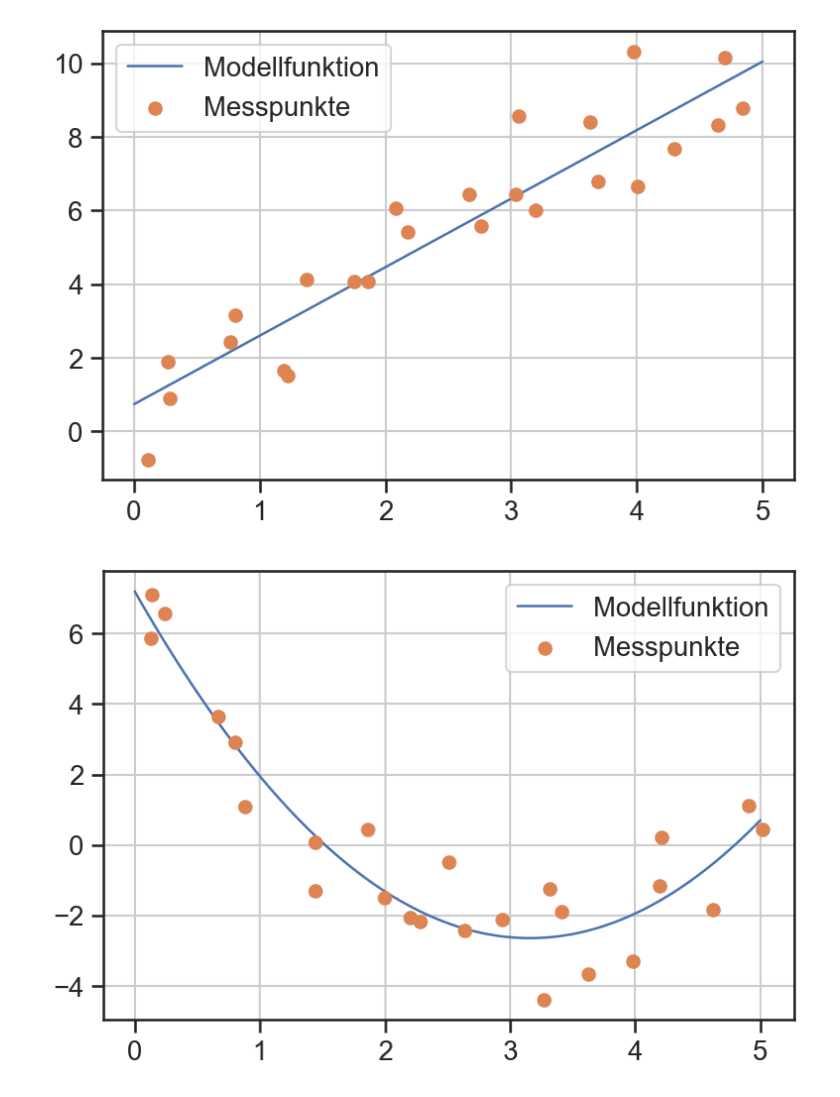
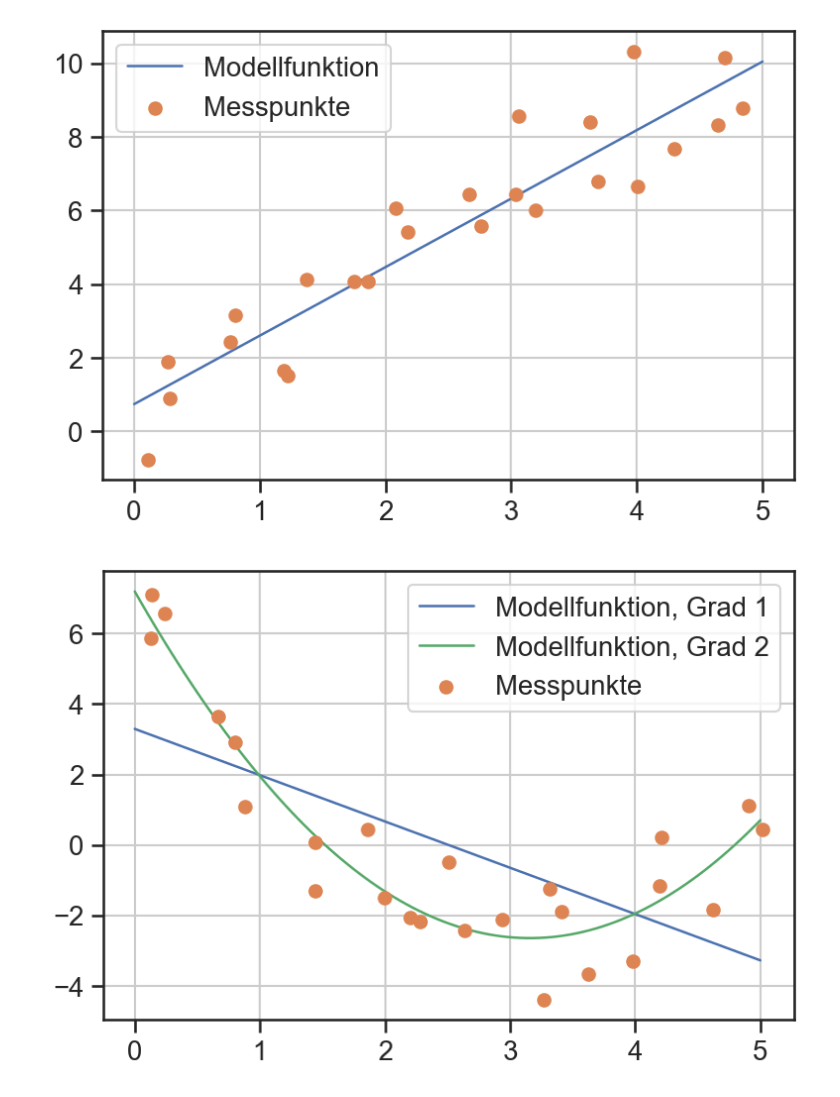
Before and after one commit to lu-kas/Vorlesung_Ingenieurinformatik, a Jupyter notebook: Content/Script/03_datenanalyse/0332_fitting.ipynb, the cells around one changed output. Cells and saved outputs as stored; diff of their text form; code cells hidden in the pictures.

```diff
--- a/Content/Script/03_datenanalyse/0332_fitting.ipynb
+++ b/Content/Script/03_datenanalyse/0332_fitting.ipynb
@@ -50,11 +50,13 @@ xi = np.linspace(xmin, xmax, ni) + 0.2*(2 * np.random.random(ni) -1)
 # y(x) = 2x+0.5 mit leichtem Rauschen
 yi = (xi - 2)**2 -2*xi + 2.5 + 2*(2 * np.random.random(ni) -1)
 # %%
+P1 = np.polyfit(xi, yi, 1)
 P2 = np.polyfit(xi, yi, 2)
 
 plt.scatter(xi, yi, color='C1', zorder=3, label='Messpunkte')
-plt.plot(x, np.polyval(P2, x), color='C0', label="Modellfunktion")
+plt.plot(x, np.polyval(P1, x), color='C0', label="Modellfunktion, Grad 1")
+plt.plot(x, np.polyval(P2, x), color='C2', label="Modellfunktion, Grad 2")
 plt.grid()
 plt.legend();
 # %% [output]
-[figure, old version]
+[figure, new version]
```
